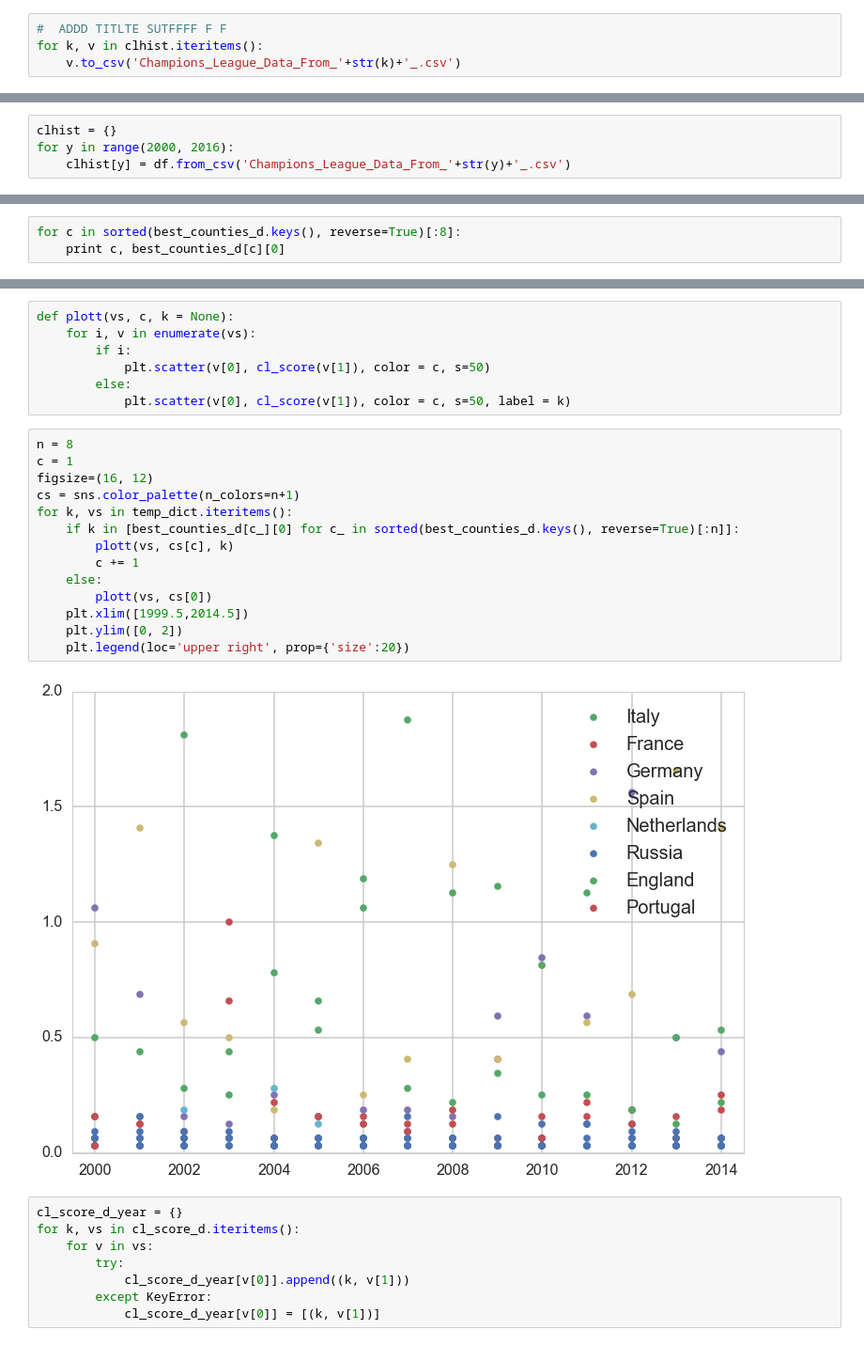
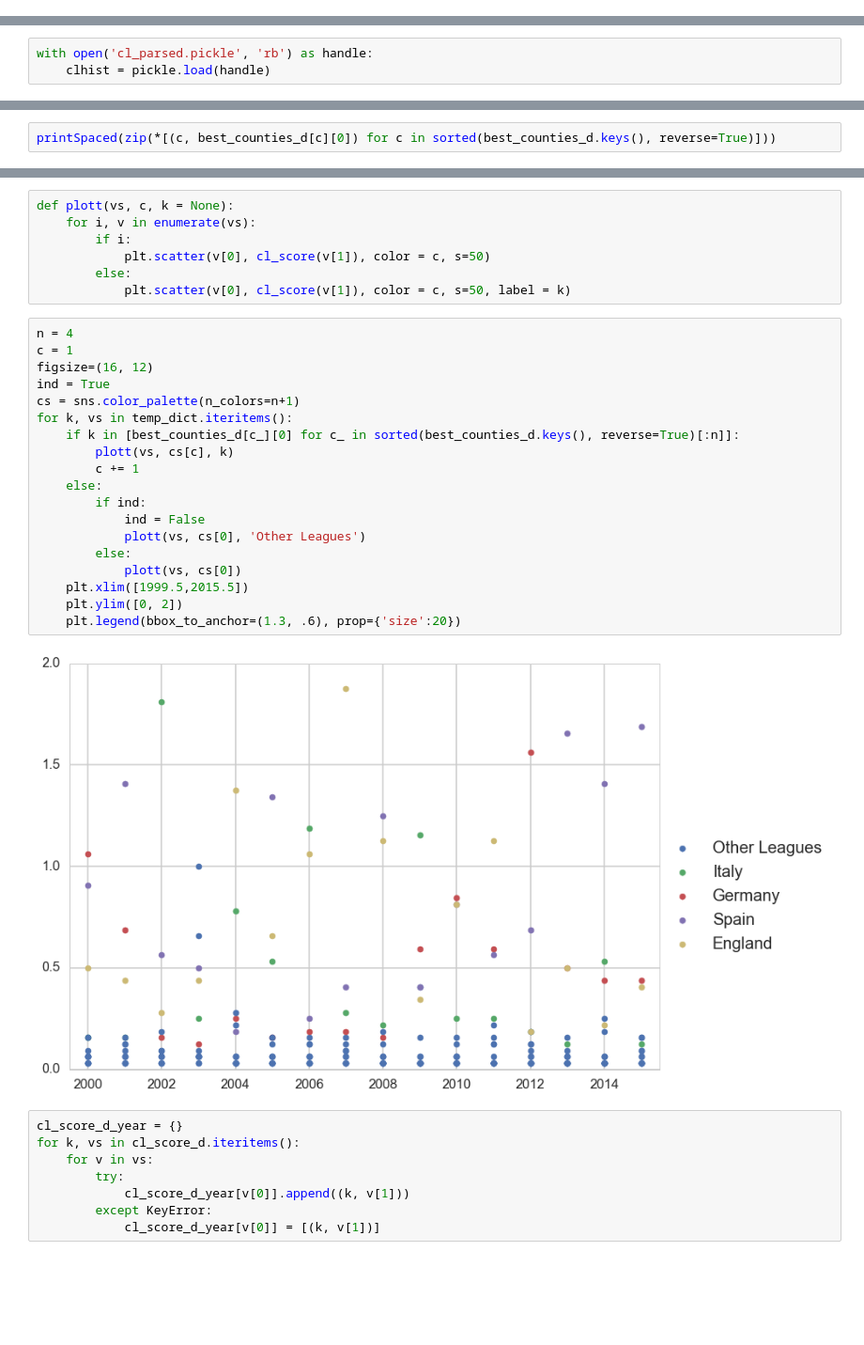
Before and after one commit to harvardsports/data, a Jupyter notebook: soccer-tables/EPL Parity Part 2.ipynb, the cells around one changed output, grey strips where cells are left out. Shown at 94% size. Drawn from its saved outputs; the diff is of its cells as text; blank space fills up the shorter version.

```diff
--- a/soccer-tables/EPL Parity Part 2.ipynb
+++ b/soccer-tables/EPL Parity Part 2.ipynb
@@ -367,4 +344,0 @@ for k, v in dictionary_something.iteritems():
-# %%
-#  ADDD TITLTE SUTFFFF F F
-for k, v in clhist.iteritems():
-    v.to_csv('Champions_League_Data_From_'+str(k)+'_.csv')
@@ -377,7 +345,6 @@ ERROR: Line magic function `%rm` not found.
-# %%
-clhist = {}
-for y in range(2000, 2016):
-    clhist[y] = df.from_csv('Champions_League_Data_From_'+str(y)+'_.csv')
+# %%
+with open('cl_parsed.pickle', 'rb') as handle:
+    clhist = pickle.load(handle)
 # %%
 temp_dict = {}
 for k, v in clhist.iteritems():
@@ -414,4 +392,3 @@ best_counties_d = {sum([cl_score(v[1]) for v in vs]) : (k, vs) for k, vs in temp
 # %%
-for c in sorted(best_counties_d.keys(), reverse=True)[:8]:
-    print c, best_counties_d[c][0]
+printSpaced(zip(*[(c, best_counties_d[c][0]) for c in sorted(best_counties_d.keys(), reverse=True)]))
 # %% [output]
@@ -431,21 +417,26 @@ def plott(vs, c, k = None):
         else:
             plt.scatter(v[0], cl_score(v[1]), color = c, s=50, label = k)
 # %%
-n = 8
+n = 4
 c = 1
 figsize=(16, 12)
+ind = True
 cs = sns.color_palette(n_colors=n+1)
 for k, vs in temp_dict.iteritems():
     if k in [best_counties_d[c_][0] for c_ in sorted(best_counties_d.keys(), reverse=True)[:n]]:
         plott(vs, cs[c], k)
         c += 1
     else:
-        plott(vs, cs[0])
-    plt.xlim([1999.5,2014.5])
+        if ind:
+            ind = False
+            plott(vs, cs[0], 'Other Leagues')
+        else:
+            plott(vs, cs[0])
+    plt.xlim([1999.5,2015.5])
     plt.ylim([0, 2])
-    plt.legend(loc='upper right', prop={'size':20})
+    plt.legend(bbox_to_anchor=(1.3, .6), prop={'size':20})
 # %% [output]
-[figure, old version]
+[figure, new version]
 # %%
 cl_score_d_year = {}
 for k, vs in cl_score_d.iteritems():
```
Also changed, not shown: parts of 48 cells of this notebook, 13 other files.
